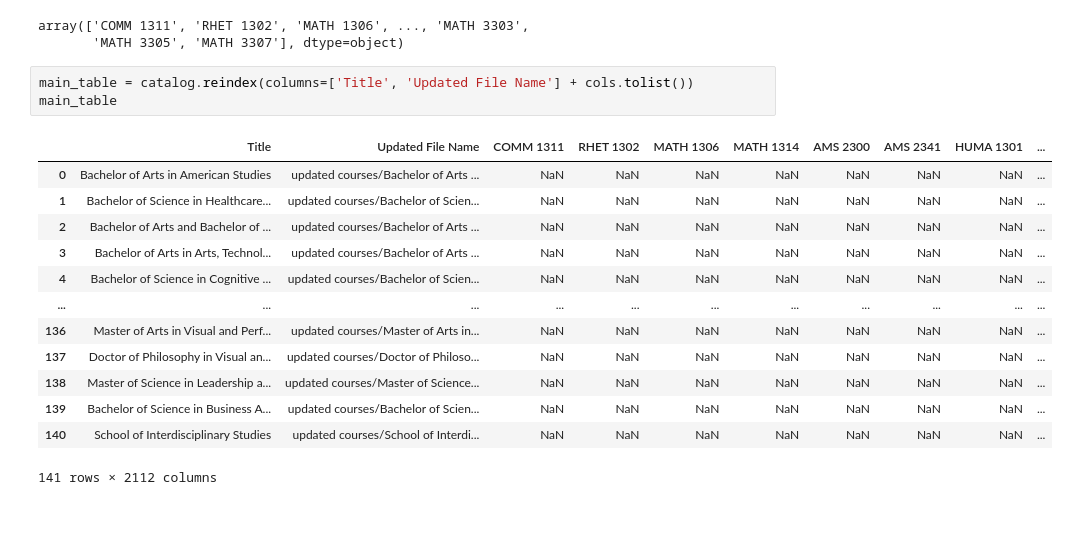
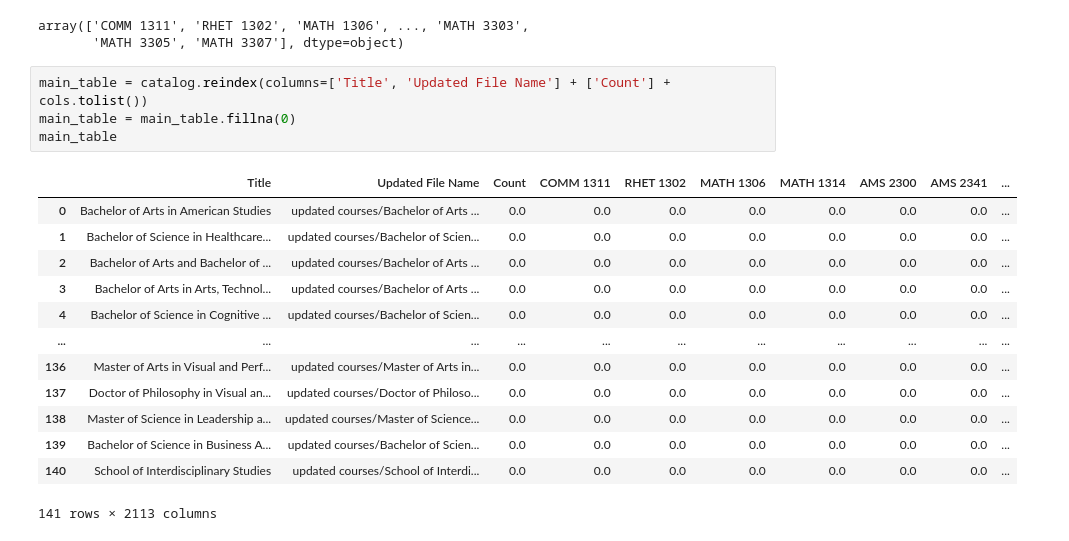
Before and after one commit to kneevin/UTD-degree-webscraper, a Jupyter notebook: degree plan course table creation.ipynb, the cells around one changed output. Cells and saved outputs as stored; diff of their text form.

Commit message:
Worked on course code table.

```diff
--- a/degree plan course table creation.ipynb
+++ b/degree plan course table creation.ipynb
@@ -19,19 +19,20 @@ cols
 array(['COMM 1311', 'RHET 1302', 'MATH 1306', ..., 'MATH 3303',
        'MATH 3305', 'MATH 3307'], dtype=object)
 # %%
-main_table = catalog.reindex(columns=['Title', 'Updated File Name'] + cols.tolist())
+main_table = catalog.reindex(columns=['Title', 'Updated File Name'] + ['Count'] + cols.tolist())
+main_table = main_table.fillna(0)
 main_table
 # %% [output]
-|  | Title | Updated File Name | COMM 1311 | RHET 1302 | MATH 1306 | MATH 1314 | AMS 2300 | AMS 2341 | HUMA 1301 | ... |
-| 0 | Bachelor of Arts in American Studies | updated courses/Bachelor of Arts ... | NaN | NaN | NaN | NaN | NaN | NaN | NaN | ... |
-| 1 | Bachelor of Science in Healthcare... | updated courses/Bachelor of Scien... | NaN | NaN | NaN | NaN | NaN | NaN | NaN | ... |
-| 2 | Bachelor of Arts and Bachelor of ... | updated courses/Bachelor of Arts ... | NaN | NaN | NaN | NaN | NaN | NaN | NaN | ... |
-| 3 | Bachelor of Arts in Arts, Technol... | updated courses/Bachelor of Arts ... | NaN | NaN | NaN | NaN | NaN | NaN | NaN | ... |
-| 4 | Bachelor of Science in Cognitive ... | updated courses/Bachelor of Scien... | NaN | NaN | NaN | NaN | NaN | NaN | NaN | ... |
+|  | Title | Updated File Name | Count | COMM 1311 | RHET 1302 | MATH 1306 | MATH 1314 | AMS 2300 | AMS 2341 | ... |
+| 0 | Bachelor of Arts in American Studies | updated courses/Bachelor of Arts ... | 0.0 | 0.0 | 0.0 | 0.0 | 0.0 | 0.0 | 0.0 | ... |
+| 1 | Bachelor of Science in Healthcare... | updated courses/Bachelor of Scien... | 0.0 | 0.0 | 0.0 | 0.0 | 0.0 | 0.0 | 0.0 | ... |
+| 2 | Bachelor of Arts and Bachelor of ... | updated courses/Bachelor of Arts ... | 0.0 | 0.0 | 0.0 | 0.0 | 0.0 | 0.0 | 0.0 | ... |
+| 3 | Bachelor of Arts in Arts, Technol... | updated courses/Bachelor of Arts ... | 0.0 | 0.0 | 0.0 | 0.0 | 0.0 | 0.0 | 0.0 | ... |
+| 4 | Bachelor of Science in Cognitive ... | updated courses/Bachelor of Scien... | 0.0 | 0.0 | 0.0 | 0.0 | 0.0 | 0.0 | 0.0 | ... |
 | ... | ... | ... | ... | ... | ... | ... | ... | ... | ... | ... |
-| 136 | Master of Arts in Visual and Perf... | updated courses/Master of Arts in... | NaN | NaN | NaN | NaN | NaN | NaN | NaN | ... |
-| 137 | Doctor of Philosophy in Visual an... | updated courses/Doctor of Philoso... | NaN | NaN | NaN | NaN | NaN | NaN | NaN | ... |
-| 138 | Master of Science in Leadership a... | updated courses/Master of Science... | NaN | NaN | NaN | NaN | NaN | NaN | NaN | ... |
-| 139 | Bachelor of Science in Business A... | updated courses/Bachelor of Scien... | NaN | NaN | NaN | NaN | NaN | NaN | NaN | ... |
-| 140 | School of Interdisciplinary Studies | updated courses/School of Interdi... | NaN | NaN | NaN | NaN | NaN | NaN | NaN | ... |
+| 136 | Master of Arts in Visual and Perf... | updated courses/Master of Arts in... | 0.0 | 0.0 | 0.0 | 0.0 | 0.0 | 0.0 | 0.0 | ... |
+| 137 | Doctor of Philosophy in Visual an... | updated courses/Doctor of Philoso... | 0.0 | 0.0 | 0.0 | 0.0 | 0.0 | 0.0 | 0.0 | ... |
+| 138 | Master of Science in Leadership a... | updated courses/Master of Science... | 0.0 | 0.0 | 0.0 | 0.0 | 0.0 | 0.0 | 0.0 | ... |
+| 139 | Bachelor of Science in Business A... | updated courses/Bachelor of Scien... | 0.0 | 0.0 | 0.0 | 0.0 | 0.0 | 0.0 | 0.0 | ... |
+| 140 | School of Interdisciplinary Studies | updated courses/School of Interdi... | 0.0 | 0.0 | 0.0 | 0.0 | 0.0 | 0.0 | 0.0 | ... |
-141 rows × 2112 columns
+141 rows × 2113 columns
```
Also changed, not shown: parts of 4 cells of this notebook.
